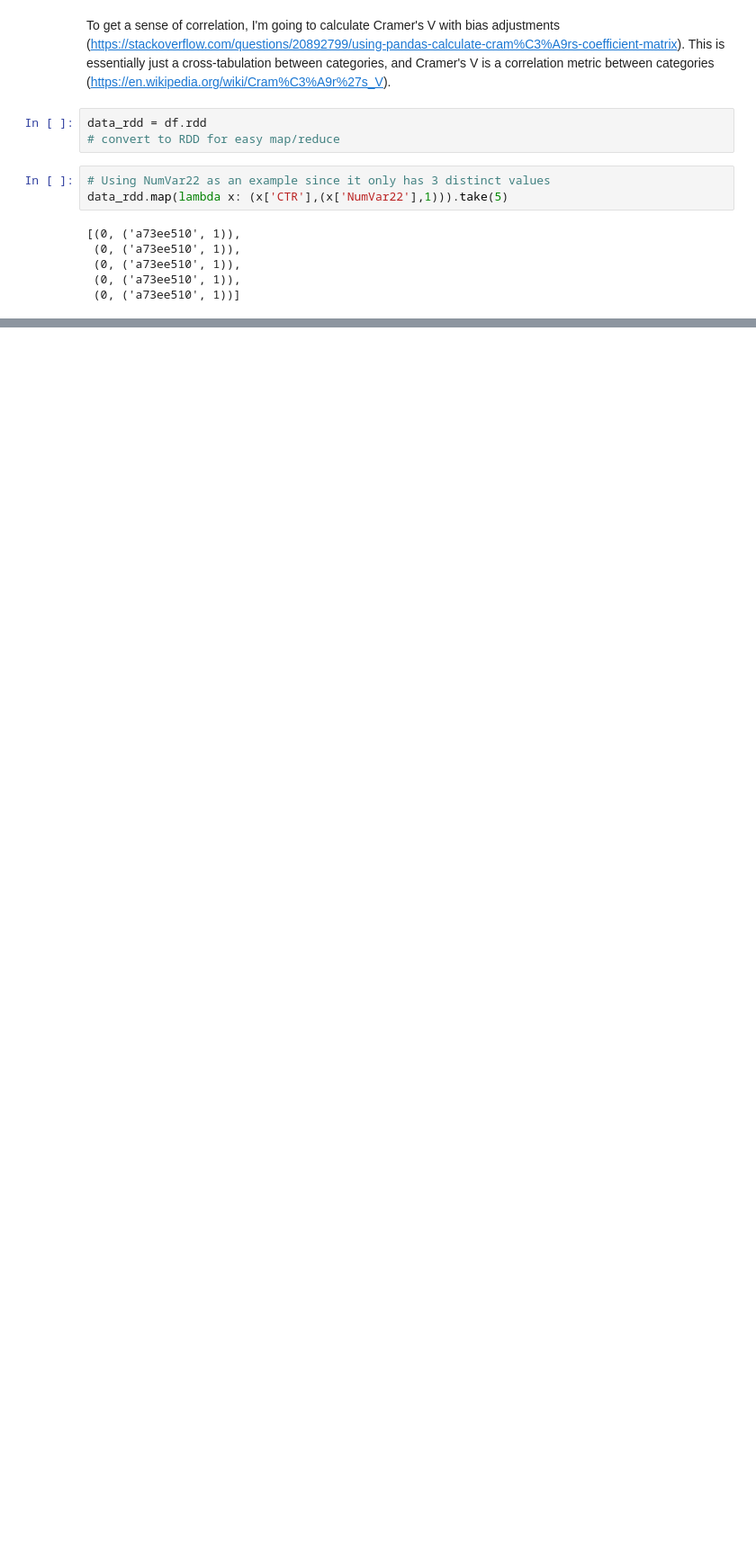
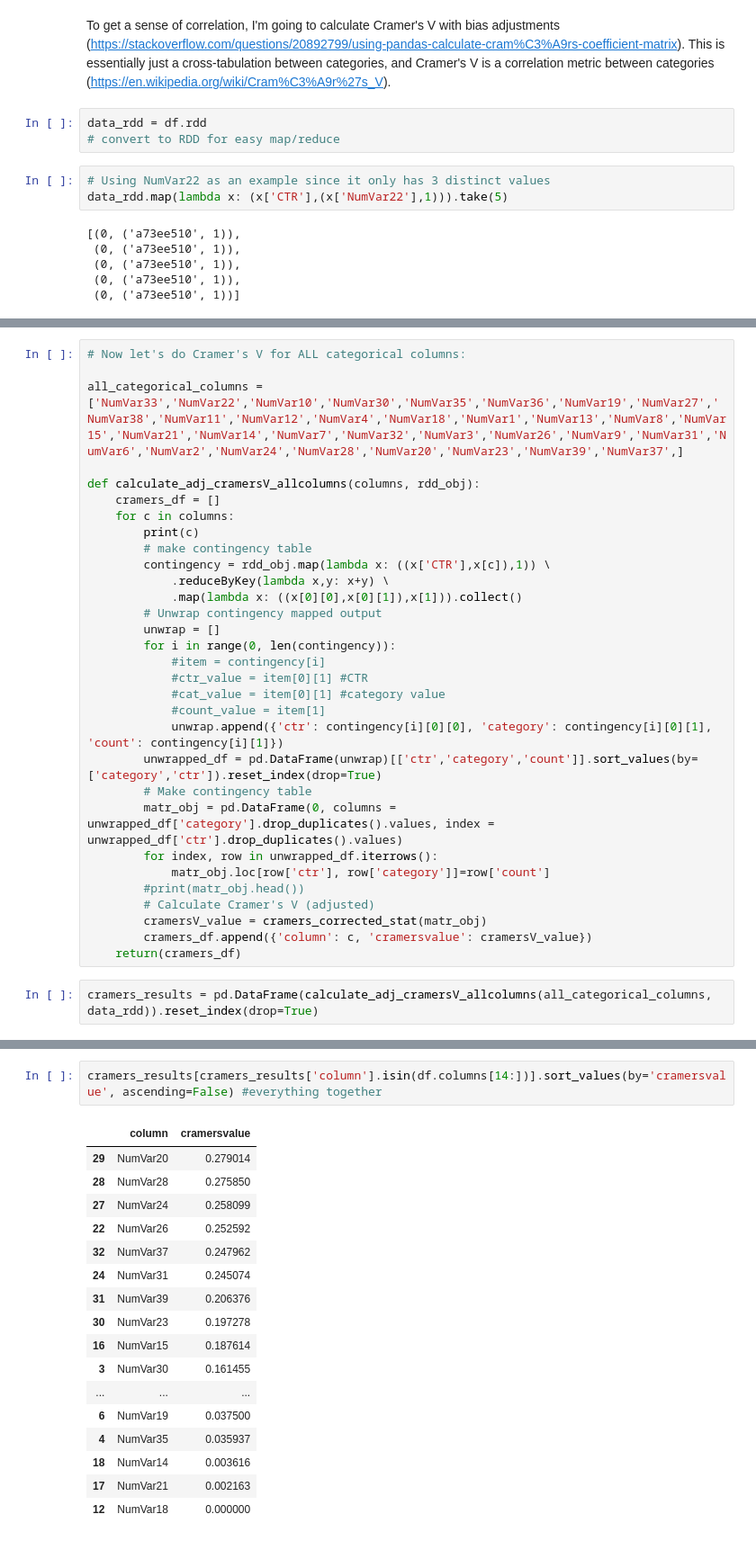
Before and after one commit to vnagapudi/W261_Final_Project, a Jupyter notebook: scratchwork_VL.ipynb, the cells around one changed output, grey strips where cells are left out. Shown at 90% size. Cells and saved outputs as stored; diff of their text form; blank space fills up the shorter version.

```diff
--- a/scratchwork_VL.ipynb
+++ b/scratchwork_VL.ipynb
@@ -966,0 +967,33 @@ def cramers_corrected_stat(confusion_matrix):
+# %%
+# Now let's do Cramer's V for ALL categorical columns:
+
+all_categorical_columns = ['NumVar33','NumVar22','NumVar10','NumVar30','NumVar35','NumVar36','NumVar19','NumVar27','NumVar38','NumVar11','NumVar12','NumVar4','NumVar18','NumVar1','NumVar13','NumVar8','NumVar15','NumVar21','NumVar14','NumVar7','NumVar32','NumVar3','NumVar26','NumVar9','NumVar31','NumVar6','NumVar2','NumVar24','NumVar28','NumVar20','NumVar23','NumVar39','NumVar37',]
+
+def calculate_adj_cramersV_allcolumns(columns, rdd_obj):
+    cramers_df = []
+    for c in columns:
+        print(c)
+        # make contingency table
+        contingency = rdd_obj.map(lambda x: ((x['CTR'],x[c]),1)) \
+            .reduceByKey(lambda x,y: x+y) \
+            .map(lambda x: ((x[0][0],x[0][1]),x[1])).collect()
+        # Unwrap contingency mapped output
+        unwrap = []
+        for i in range(0, len(contingency)):
+            #item = contingency[i]
+            #ctr_value = item[0][1] #CTR
+            #cat_value = item[0][1] #category value
+            #count_value = item[1]
+            unwrap.append({'ctr': contingency[i][0][0], 'category': contingency[i][0][1], 'count': contingency[i][1]})
+        unwrapped_df = pd.DataFrame(unwrap)[['ctr','category','count']].sort_values(by=['category','ctr']).reset_index(drop=True)
+        # Make contingency table
+        matr_obj = pd.DataFrame(0, columns = unwrapped_df['category'].drop_duplicates().values, index = unwrapped_df['ctr'].drop_duplicates().values)
+        for index, row in unwrapped_df.iterrows():
+            matr_obj.loc[row['ctr'], row['category']]=row['count']
+        #print(matr_obj.head())
+        # Calculate Cramer's V (adjusted)
+        cramersV_value = cramers_corrected_stat(matr_obj)
+        cramers_df.append({'column': c, 'cramersvalue': cramersV_value})
+    return(cramers_df)
+# %%
+cramers_results = pd.DataFrame(calculate_adj_cramersV_allcolumns(all_categorical_columns, data_rdd)).reset_index(drop=True)
@@ -966,0 +1018,20 @@ def cramers_corrected_stat(confusion_matrix):
+# %%
+cramers_results[cramers_results['column'].isin(df.columns[14:])].sort_values(by='cramersvalue', ascending=False) #everything together
+# %% [output]
+|  | column | cramersvalue |
+| 29 | NumVar20 | 0.279014 |
+| 28 | NumVar28 | 0.275850 |
+| 27 | NumVar24 | 0.258099 |
+| 22 | NumVar26 | 0.252592 |
+| 32 | NumVar37 | 0.247962 |
+| 24 | NumVar31 | 0.245074 |
+| 31 | NumVar39 | 0.206376 |
+| 30 | NumVar23 | 0.197278 |
+| 16 | NumVar15 | 0.187614 |
+| 3 | NumVar30 | 0.161455 |
+| ... | ... | ... |
+| 6 | NumVar19 | 0.037500 |
+| 4 | NumVar35 | 0.035937 |
+| 18 | NumVar14 | 0.003616 |
+| 17 | NumVar21 | 0.002163 |
+| 12 | NumVar18 | 0.000000 |
```
Also changed, not shown: parts of 14 cells of this notebook, 1 other file.
